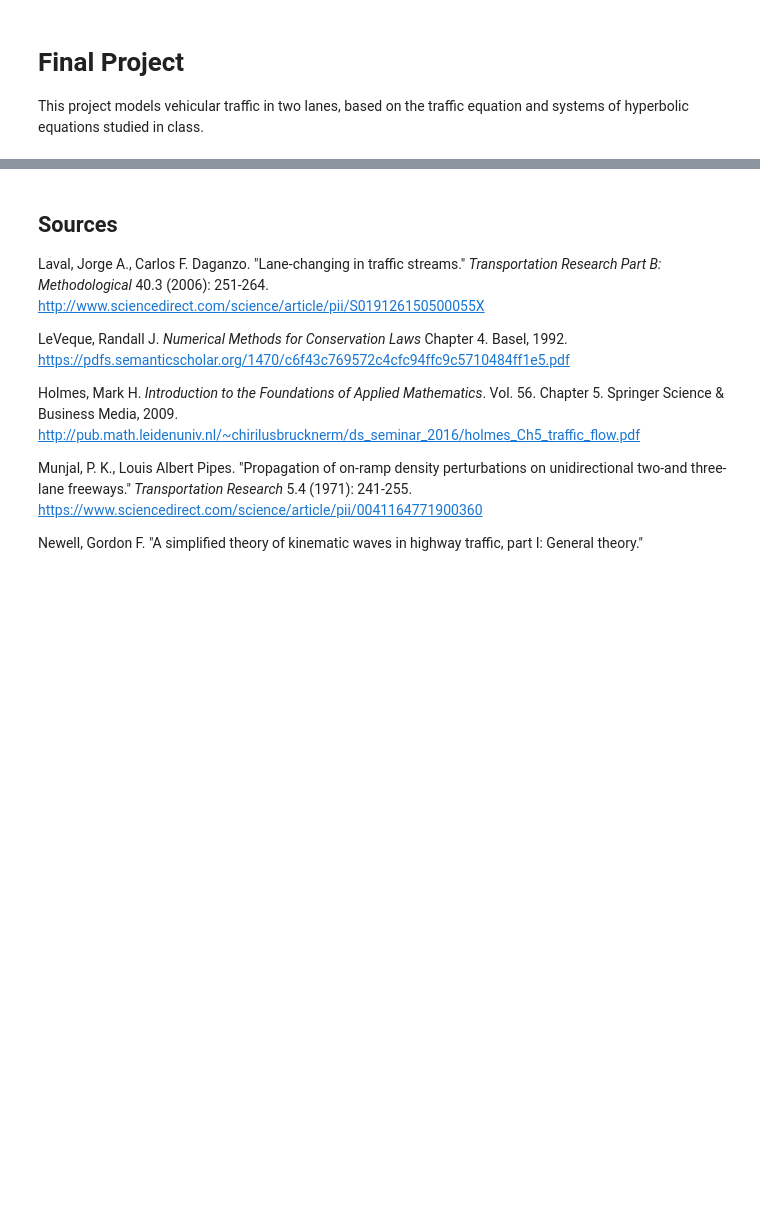
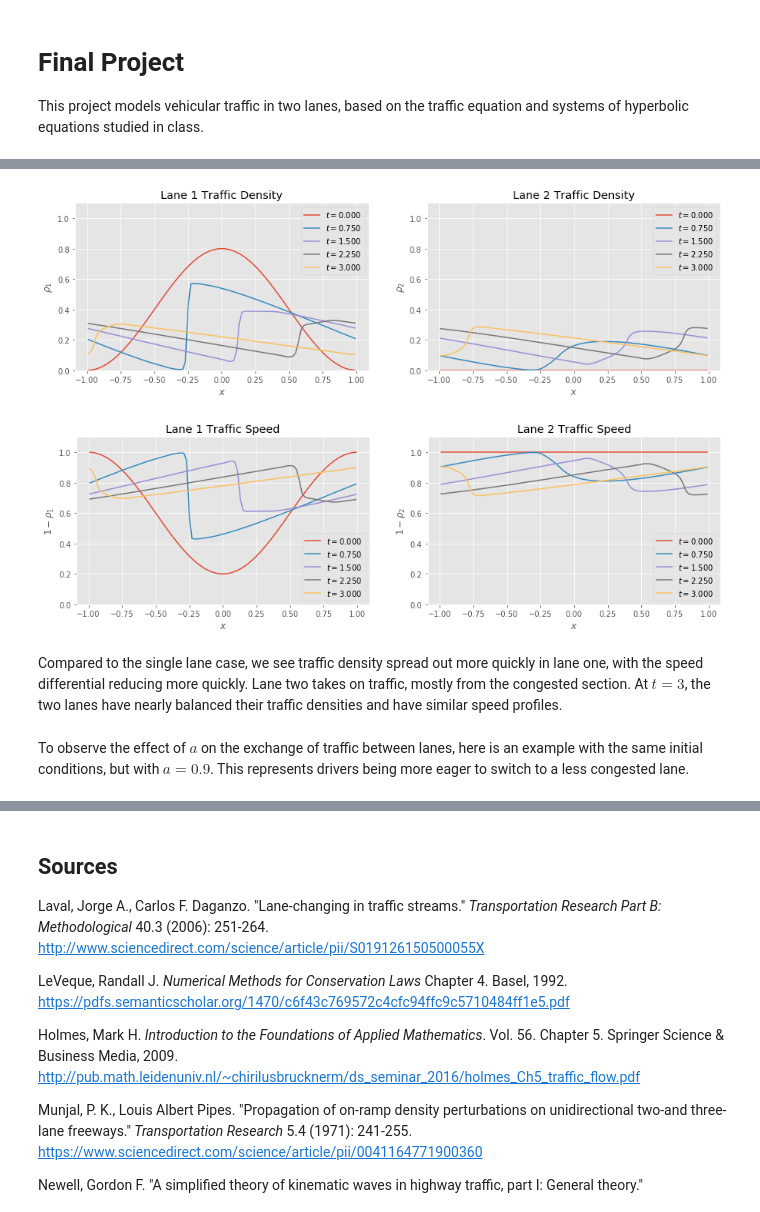
Before and after one commit to j-emmel/class, a Jupyter notebook: project/project.ipynb, the cells around one changed output, grey strips where cells are left out. Saved outputs shown, nothing was run; the diff lists cells and outputs as text; code cells hidden in the pictures; blank space fills up the shorter version.

```diff
--- a/project/project.ipynb
+++ b/project/project.ipynb
@@ -293,0 +336,16 @@ plot_densities(problem, x, hist, until=1)
+# %%
+problem = TwoLanesTraffic(a=0.5)
+x, hist = fvsolve2systembc(
+                problem.riemann_hll, problem.initial_cos_empty, problem.bc_periodic,
+                source=problem.source_lane_changes, n=100, limit=limit_minmod, tfinal=3,
+                args=())
+
+plot_densities(problem, x, hist, until=3)
+plot_speeds(problem, x, hist, until=3)
+# %% [output]
+[figure, added]
+[figure, added]
+# %% [markdown]
+Compared to the single lane case, we see traffic density spread out more quickly in lane one, with the speed differential reducing more quickly. Lane two takes on traffic, mostly from the congested section. At $t=3$, the two lanes have nearly balanced their traffic densities and have similar speed profiles.
+# %% [markdown]
+To observe the effect of $a$ on the exchange of traffic between lanes, here is an example with the same initial conditions, but with $a=0.9$. This represents drivers being more eager to switch to a less congested lane.
```
Also changed, not shown: parts of 13 cells of this notebook, 1 other file.
